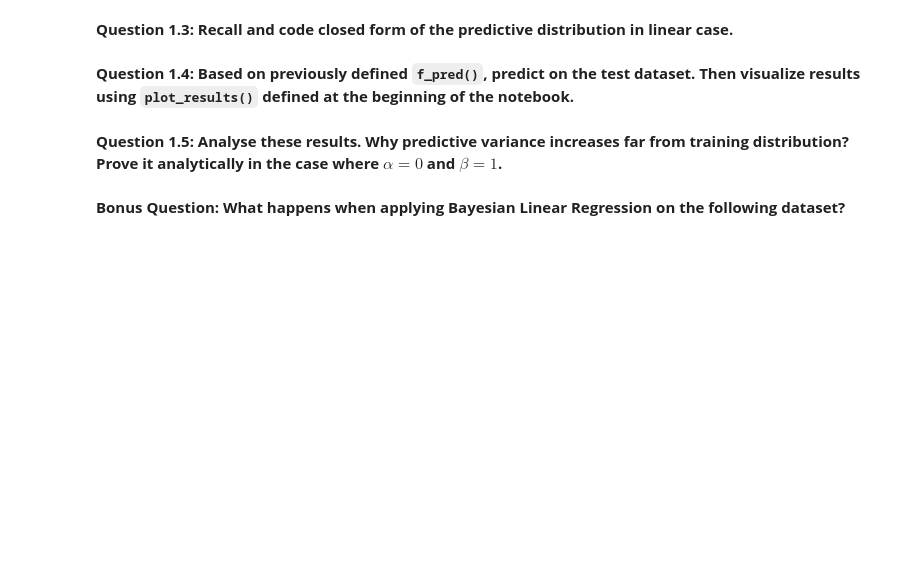
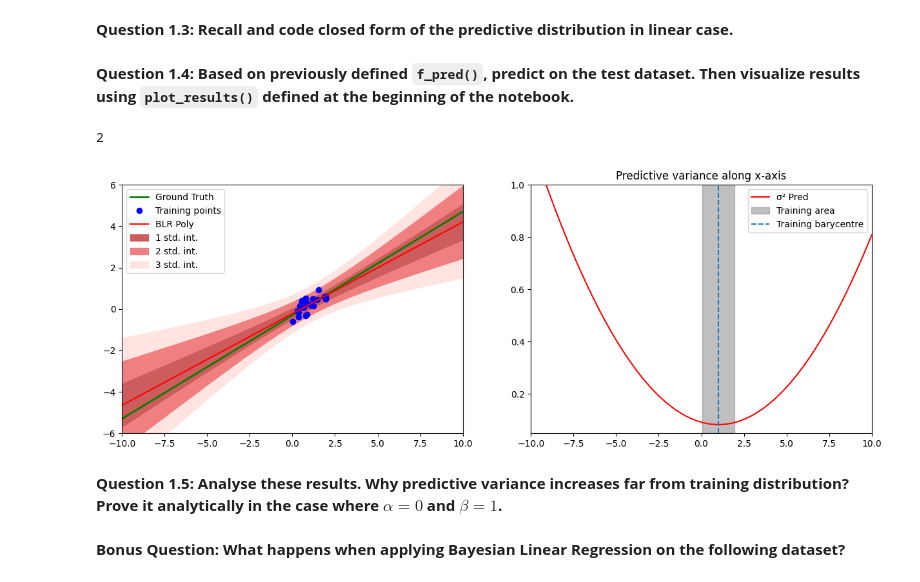
Before and after one commit to balthazarneveu/MVA23_DEEP_LEARNING_THEORY_FOUNDATIONS, a Jupyter notebook: TP1_Bayesian_Linear_Regression.ipynb, the cells around one changed output. Drawn from its saved outputs; the diff is of its cells as text; code cells hidden in the pictures; blank space fills up the shorter version.

Commit message:
fix closed form prediction function. polynomial and RBF functions

```diff
--- a/TP1_Bayesian_Linear_Regression.ipynb
+++ b/TP1_Bayesian_Linear_Regression.ipynb
@@ -155,13 +159,13 @@ plt.show()
 # and prior precision parameter alpha chosen.
 # It should return a function outputing both mean and std of the predictive distribution at a point x*.
 
-def closed_form(func: Callable, X_train: np.ndarray, y_train: np.ndarray, alpha:float, beta: float) -> Callable:
+def closed_form(feature_func: Callable, X_train: np.ndarray, y_train: np.ndarray, alpha:float, beta: float) -> Callable:
   """Closed form solution
 
   Args:
-  func: (function) basis function used
+  feature_func: (function) basis function example:
   '''
-    def phi_linear(x: float) -> np.ndarray:
+    def feature_func(x: float) -> np.ndarray:
     return np.stack([np.ones_like(x), x], axis=1)
   '''
 
@@ -173,13 +177,15 @@ def closed_form(func: Callable, X_train: np.ndarray, y_train: np.ndarray, alpha:
   Returns:
     (function) prediction function, returning itself both mean and std
   """
-  cur_data = dataset_linear['X_train'][:n]
-  cur_lbl = dataset_linear['y_train'][:n]
-  phi_data = phi_linear(cur_data)
+  cur_data = X_train
+  cur_lbl = y_train
+  phi_data = feature_func(cur_data)
   phi_T_dot_phi = np.dot(phi_data.T, phi_data)
-  sigma_inv = dataset_linear['ALPHA']*np.eye(2) + dataset_linear['BETA']*phi_T_dot_phi
+  feat_dim = phi_data.shape[1]
+  print(feat_dim)
+  sigma_inv = alpha*np.eye(feat_dim) + beta*phi_T_dot_phi
   sigma_N = np.linalg.inv(sigma_inv)
-  mu_N = dataset_linear['BETA'] *(np.dot(sigma_N ,  np.dot(phi_data.T, cur_lbl)))
+  mu_N = beta *(np.dot(sigma_N ,  np.dot(phi_data.T, cur_lbl)))
   def predictive_distribution_gaussian_model(x: np.ndarray) -> Tuple[np.ndarray, np.ndarray]:
     """Predictive Gaussian distribution evaluated at "x*" determined by its average and standard deviation
 
@@ -189,7 +195,7 @@ def closed_form(func: Callable, X_train: np.ndarray, y_train: np.ndarray, alpha:
     Returns:
         Tuple[np.ndarray, np.ndarray]: mean, standard deviation evaluated at x star
     """
-    phi = phi_linear(x)
+    phi = feature_func(x)
     mean_value = np.dot(phi, mu_N)
     dist_squared  = np.einsum('ij,jk,ik->i', phi, sigma_N, phi)
     # Einsum use to save some computation here
@@ -202,5 +208,5 @@ def closed_form(func: Callable, X_train: np.ndarray, y_train: np.ndarray, alpha:
   return predictive_distribution_gaussian_model
 
 
-avg, std = closed_form(phi_linear, dataset_linear['X_train'], dataset_linear['y_train'],
-                     dataset_linear['ALPHA'], dataset_linear['BETA'])(dataset_linear['X_test'])
+# avg, std = closed_form(phi_linear, dataset_linear['X_train'], dataset_linear['y_train'],
+#                      dataset_linear['ALPHA'], dataset_linear['BETA'])(dataset_linear['X_test'])
@@ -211,12 +214,20 @@ f_pred = closed_form(phi_linear, dataset_linear['X_train'], dataset_linear['y_tr
 **Question 1.4: Based on previously defined ``f_pred()``, predict on the test dataset. Then visualize results using ``plot_results()`` defined at the beginning of the notebook.**
 # %%
 # Predict on test dataset and visualize results
+f_pred = closed_form(phi_linear, dataset_linear['X_train'], dataset_linear['y_train'],
+                     dataset_linear['ALPHA'], dataset_linear['BETA'])
 
-# You should use the following parameters for plot_results
-# xmin=-10, xmax=10, ymin=-6, ymax=6, stdmin=0.05, stdmax=1
 y_pred, y_pred_std = f_pred(dataset_linear['X_test'])
 
-plot_results( dataset_linear['X_train'], dataset_linear['y_train'], dataset_linear['X_test'],dataset_linear['y_test'], y_pred, y_pred_std, xmin=-10, xmax=10, ymin=-6, ymax=6, stdmin=0.05, stdmax=1)
+plot_results(
+    dataset_linear['X_train'], dataset_linear['y_train'],
+    dataset_linear['X_test'], dataset_linear['y_test'],
+    y_pred, y_pred_std,
+    xmin=-10, xmax=10, ymin=-6, ymax=6, stdmin=0.05, stdmax=1
+)
+# %% [output]
+2
+[figure, added]
 # %% [markdown]
 **Question 1.5: Analyse these results. Why predictive variance increases far from training distribution? Prove it analytically in the case where $\alpha=0$ and $\beta=1$.**
 # %% [markdown]
```
Also changed, not shown: parts of 12 cells of this notebook.
